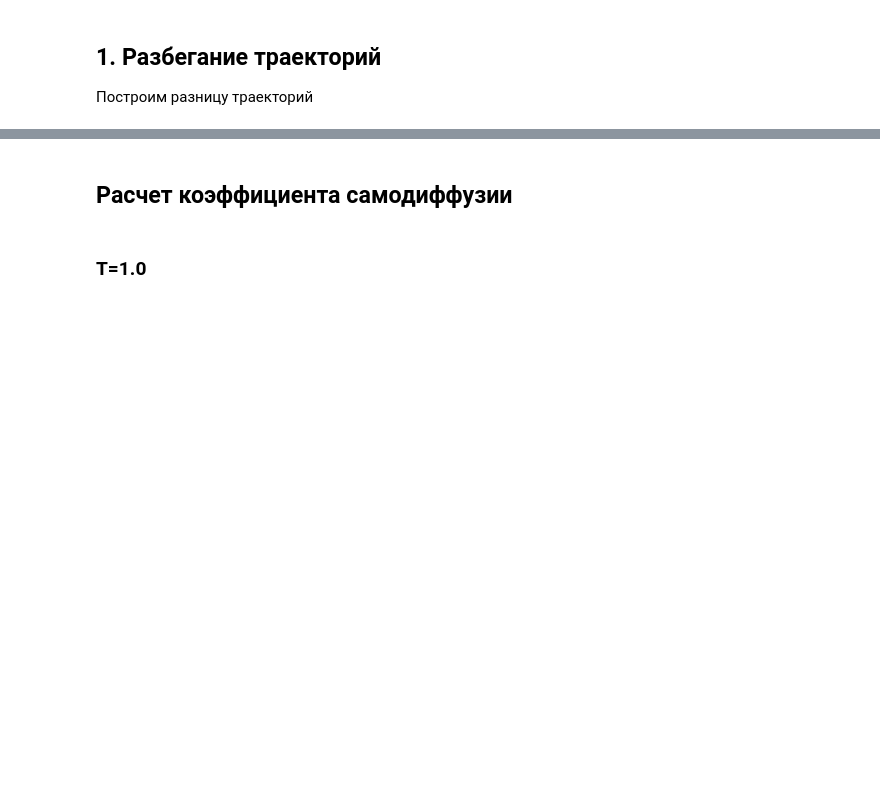
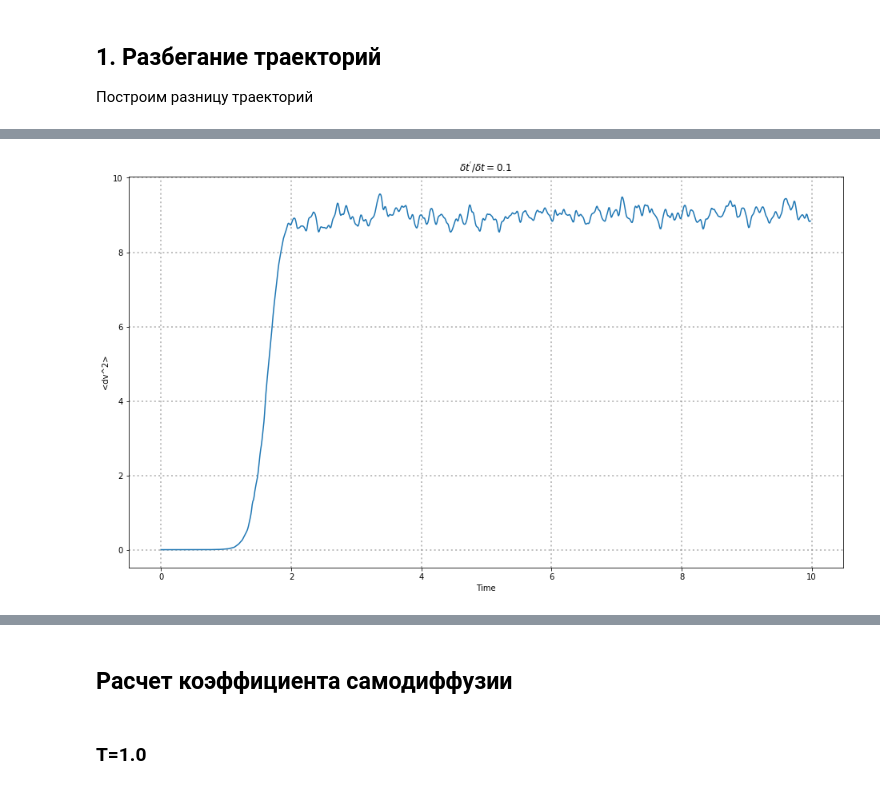
Before and after one commit to Xissand/nbody, a Jupyter notebook: research/trajectories/analysis.ipynb, the cells around one changed output, grey strips where cells are left out. Cells and saved outputs as stored; diff of their text form; code cells hidden in the pictures; blank space fills up the shorter version.

```diff
--- a/research/trajectories/analysis.ipynb
+++ b/research/trajectories/analysis.ipynb
@@ -35,0 +95,10 @@ plt.show()
+# %%
+plt.plot(t, dv[3])
+plt.rcParams['figure.figsize'] = [16, 9]
+plt.grid(b=True, color='Grey', alpha=0.5, linestyle=':', linewidth=2)
+plt.xlabel("Time")
+plt.ylabel("<dv^2>")
+plt.title(r"$\delta t^{'} / \delta t = 0.1$")
+plt.show()
+# %% [output]
+[figure, added]
```
Also changed, not shown: parts of 12 cells of this notebook, 4 other files.
